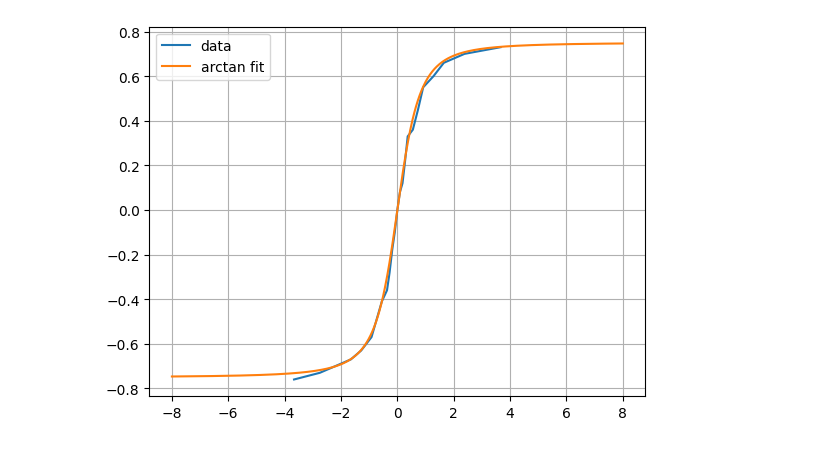
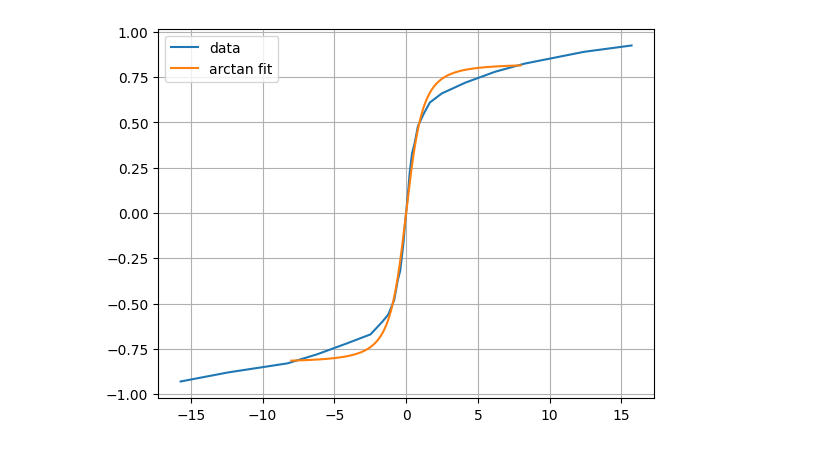
Before and after one commit to yyhshdu1/new_cavity, a Jupyter notebook: windfreak/SG_degauss.ipynb, the cells around one changed output. Cells and saved outputs as stored; diff of their text form; code cells hidden in the pictures.

```diff
--- a/windfreak/SG_degauss.ipynb
+++ b/windfreak/SG_degauss.ipynb
@@ -181,6 +182,6 @@ dB = np.array(Vpick_mea)/Ac/N/gain
 print(len(dB))
 H = np.array(I) * N / lc
 for a in dB[0:-1]:
-        Bini.append(Bini[-1] + (a+0.025)* dt )
+        Bini.append(Bini[-1] + (a+0.005)* dt )
 B.append(Bini)
 # %% [output]
@@ -226,0 +227,13 @@ Text(0, 0.5, 'B (T)')
+# %%
+off = [-1.9,-1.5,-1,-0.75,-0.5,-0.3,-0.2,-0.15,-0.1,-0.07,-0.05,-0.03,-0.02,-0.01,0,0.01,0.02,0.03,0.05,0.07,0.1,0.15,0.2,0.3,0.5,0.75,1,1.5,1.9]
+H_off = np.array(off) / (50+R) * N /lc
+print(H_off)
+# H_off = np.array(off) / 50 * N /lc
+B_settle = [-0.93,-0.88,-0.83,-0.78,-0.72,-0.67,-0.6,-0.56,-0.48,-0.37,-0.32,-0.21,-0.15,-0.065,0,0.07,0.14,0.22,0.33,0.38,0.48,0.55,0.61,0.66,0.72,0.78,0.825,0.89,0.925]
+plt.plot(H_off,B_settle,'.-')
+start = 0000
+stop = 80000
+m = np.s_[start:stop]
+plt.grid(True)
+plt.xlabel("H_off (A/m)")
+plt.ylabel("B_settle (T)")
@@ -227,13 +249,13 @@ Text(0, 0.5, 'B (T)')
 # %%
-# off =[-3,-2,-1.5,-0.9,-0.7,-0.5,-0.4,-0.3,-0.2,-0.1,0,0.1,0.2,0.3,0.4,0.5,0.7,0.9,1.3,2,2.9]
-off =[-2,-1.5,-0.9,-0.7,-0.5,-0.4,-0.3,-0.2,-0.15,-0.1,-0.05,0,0.05,0.1,0.15,0.2,0.3,0.4,0.5,0.7,0.9,1.3,2]
-H_off = np.array(off) / convert_factor / R * N /lc
-H_off = np.array(off) / 50 * N /lc
-print(H_off)
-#B_settle = [-0.83,-0.78,-0.77,-0.67,-0.63,-0.57,-0.49,-0.41,-0.36,-0.18,0,0.12,0.33,0.36,0.45,0.55,0.6,0.66,0.7,0.73,0.76]
-B_settle = [-0.76,-0.73,-0.67,-0.63,-0.57,-0.49,-0.41,-0.36,-0.28,-0.18,-0.1,0,0.08,0.12,0.22,0.33,0.36,0.45,0.55,0.6,0.66,0.7,0.73]
-plt.plot(H_off,B_settle)
-start = 0000
-stop = 80000
-m = np.s_[start:stop]
-plt.grid(True)
+# # off =[-3,-2,-1.5,-0.9,-0.7,-0.5,-0.4,-0.3,-0.2,-0.1,0,0.1,0.2,0.3,0.4,0.5,0.7,0.9,1.3,2,2.9]
+# off =[-2,-1.5,-0.9,-0.7,-0.5,-0.4,-0.3,-0.2,-0.15,-0.1,-0.05,0,0.05,0.1,0.15,0.2,0.3,0.4,0.5,0.7,0.9,1.3,2]
+# H_off = np.array(off) / convert_factor / R * N /lc
+# H_off = np.array(off) / 50 * N /lc
+# print(H_off)
+# #B_settle = [-0.83,-0.78,-0.77,-0.67,-0.63,-0.57,-0.49,-0.41,-0.36,-0.18,0,0.12,0.33,0.36,0.45,0.55,0.6,0.66,0.7,0.73,0.76]
+# B_settle = [-0.76,-0.73,-0.67,-0.63,-0.57,-0.49,-0.41,-0.36,-0.28,-0.18,-0.1,0,0.08,0.12,0.22,0.33,0.36,0.45,0.55,0.6,0.66,0.7,0.73]
+# plt.plot(H_off,B_settle)
+# start = 0000
+# stop = 80000
+# m = np.s_[start:stop]
+# plt.grid(True)
@@ -257,20 +262,23 @@ plt.legend()
 # %%
 # Defining parametrized arctangent function
 def f(x, k, w, x0, y0):
     return k * np.arctan(w*(x-x0)) +y0
 
 def f(h,k,b,J):
     return k*np.sinh(b*h)/(np.sqrt((np.sinh(b*h))**2+np.e**(-4*b*J)))
+
+def line_fit(h,a):
+    return a * h
 
 output = optimize.curve_fit(f, H_off, np.array(B_settle), p0=[max(B_settle),1,0.2], maxfev=5000,full_output=True)
 copt = output[0]
 H_fit = np.linspace(-8,8,1000)
 dH = H_fit[1] - H_fit[0]
 B_fit = f(H_fit,*copt)
 u_fit = np.gradient(B_fit,dH)/u0
 plt.plot(H_off,B_settle,label = "data")
 plt.plot(H_fit,f(H_fit,*copt),label = "arctan fit")
 plt.legend()
 plt.grid(True)
 # %% [output]
-[figure, old version]
+[figure, new version]
```
Also changed, not shown: parts of 17 cells of this notebook, 4 other files.
